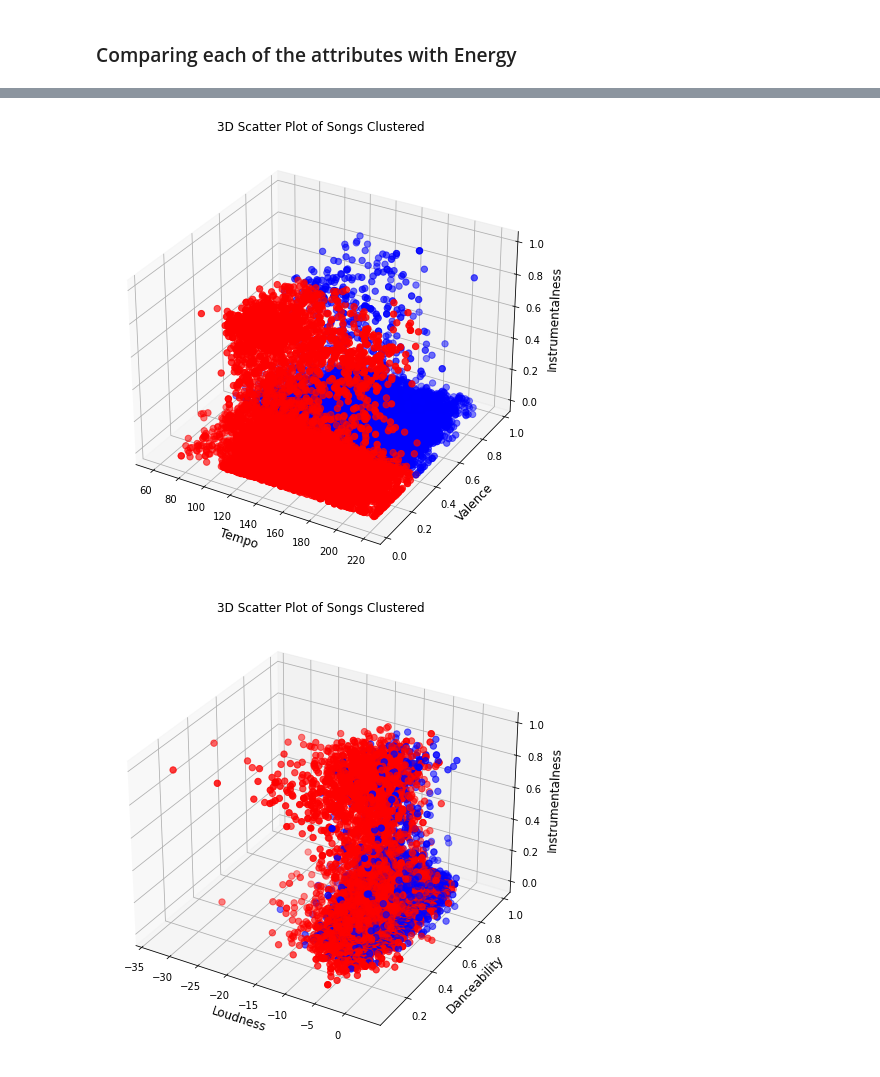
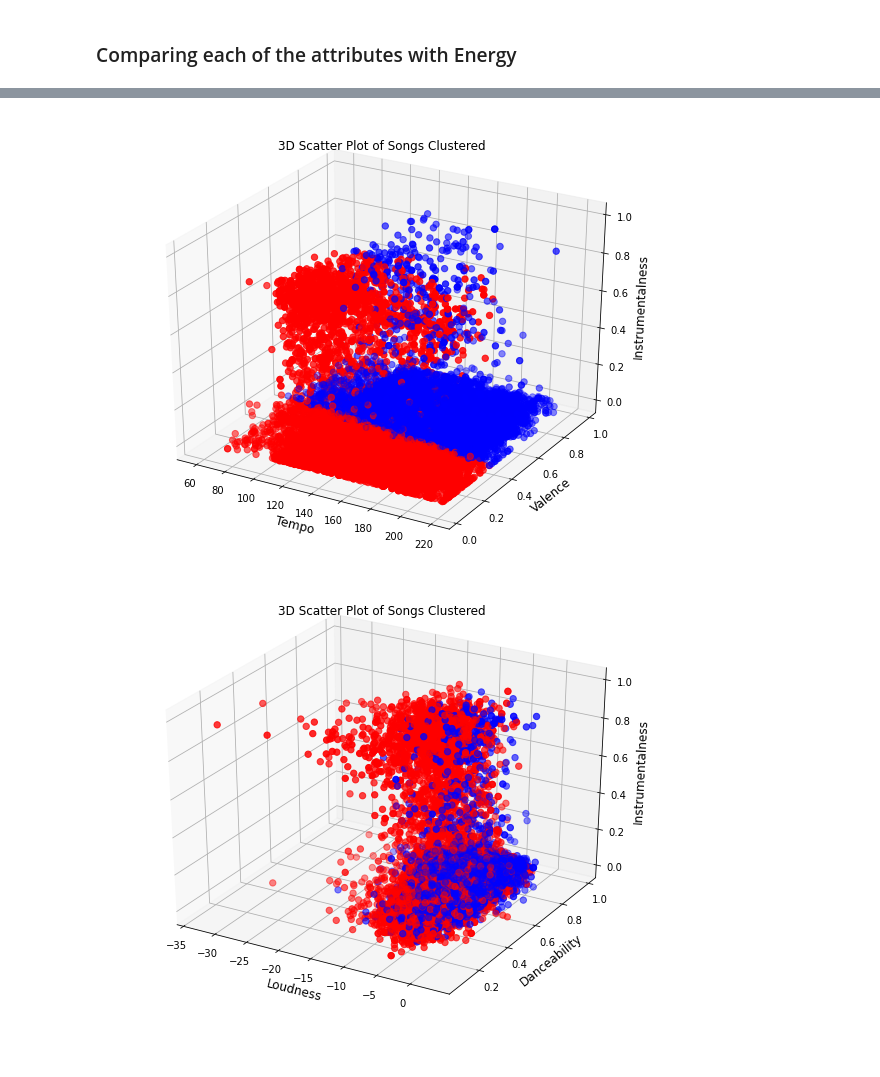
Before and after one commit to olalekeolaleke/Track-Information-and-Mood-Detector, a Jupyter notebook: analysis.ipynb, the cells around one changed output, grey strips where cells are left out. Saved outputs shown, nothing was run; the diff lists cells and outputs as text; code cells hidden in the pictures.

```diff
--- a/analysis.ipynb
+++ b/analysis.ipynb
@@ -124,19 +128,19 @@ plt.savefig("image/hist")
 # %%
 # Comparing the Attributes
 
-col_features = style_df.columns[6:]
-X = MinMaxScaler().fit_transform(style_df[col_features])
+col_features = real_df.columns[6:]
+X = MinMaxScaler().fit_transform(real_df[col_features])
 kmeans = KMeans(init="k-means++",n_clusters=2,random_state=15).fit(X)
-style_df['kmeans'] = kmeans.labels_
+real_df['kmeans'] = kmeans.labels_
 fig = plt.figure(figsize=(10,8))
 ax = fig.add_subplot(111,projection='3d')
 
-x = style_df['energy']
-y = style_df['danceability']
-z = style_df['loudness']
+x = real_df['energy']
+y = real_df['danceability']
+z = real_df['loudness']
 cmhot = cmhot = plt.get_cmap('bwr')
 
-ax.scatter(x,y,z, c=style_df['kmeans'],s=40,cmap=cmhot)
+ax.scatter(x,y,z, c=real_df['kmeans'],s=40,cmap=cmhot)
 ax.set_xlabel('Energy',fontsize=12)
 ax.set_ylabel('Danceability',fontsize=12)
 ax.set_zlabel('Loudness',fontsize=12)
@@ -148,19 +152,19 @@ plt.savefig("image/3D_scatter")
 # %%
 # Comparing the Attributes
 
-col_features = style_df.columns[6:]
-X = MinMaxScaler().fit_transform(style_df[col_features])
+col_features = real_df.columns[6:]
+X = MinMaxScaler().fit_transform(real_df[col_features])
 kmeans = KMeans(init="k-means++",n_clusters=2,random_state=15).fit(X)
-style_df['kmeans'] = kmeans.labels_
+real_df['kmeans'] = kmeans.labels_
 fig = plt.figure(figsize=(10,8))
 ax = fig.add_subplot(111,projection='3d')
 
-x = style_df['speechiness']
-y = style_df['acousticness']
-z = style_df['liveness']
+x = real_df['speechiness']
+y = real_df['acousticness']
+z = real_df['liveness']
 cmhot = cmhot = plt.get_cmap('bwr')
 
-ax.scatter(x,y,z, c=style_df['kmeans'],s=40,cmap=cmhot)
+ax.scatter(x,y,z, c=real_df['kmeans'],s=40,cmap=cmhot)
 ax.set_xlabel('Speechiness',fontsize=12)
 ax.set_ylabel('Acousticness',fontsize=12)
 ax.set_zlabel('Liveness',fontsize=12)
@@ -172,43 +176,43 @@ plt.savefig("image/3D_scatter2")
 # %%
 # Comparing the Attributes
 
-col_features = style_df.columns[6:]
-X = MinMaxScaler().fit_transform(style_df[col_features])
+col_features = real_df.columns[6:]
+X = MinMaxScaler().fit_transform(real_df[col_features])
 kmeans = KMeans(init="k-means++",n_clusters=2,random_state=15).fit(X)
-style_df['kmeans'] = kmeans.labels_
+real_df['kmeans'] = kmeans.labels_
 fig = plt.figure(figsize=(10,8))
 ax = fig.add_subplot(111,projection='3d')
 
-x = style_df['tempo']
-y = style_df['valence']
-z = style_df['instrumentalness']
+x = real_df['tempo']
+y = real_df['valence']
+z = real_df['instrumentalness']
 cmhot = cmhot = plt.get_cmap('bwr')
 
-ax.scatter(x,y,z, c=style_df['kmeans'],s=40,cmap=cmhot)
+ax.scatter(x,y,z, c=real_df['kmeans'],s=40,cmap=cmhot)
 ax.set_xlabel('Tempo',fontsize=12)
 ax.set_ylabel('Valence',fontsize=12)
 ax.set_zlabel('Instrumentalness',fontsize=12)
 ax.set_title("3D Scatter Plot of Songs Clustered")
 
 plt.savefig("image/3D_scatter3")
 # %% [output]
-[figure, old version]
+[figure, new version]
 # %%
 # Comparing the Attributes
 
-col_features = style_df.columns[6:]
-X = MinMaxScaler().fit_transform(style_df[col_features])
+col_features = real_df.columns[6:]
+X = MinMaxScaler().fit_transform(real_df[col_features])
 kmeans = KMeans(init="k-means++",n_clusters=2,random_state=15).fit(X)
-style_df['kmeans'] = kmeans.labels_
+real_df['kmeans'] = kmeans.labels_
 fig = plt.figure(figsize=(10,8))
 ax = fig.add_subplot(111,projection='3d')
 
-x = style_df['loudness']
-y = style_df['danceability']
-z = style_df['instrumentalness']
+x = real_df['loudness']
+y = real_df['danceability']
+z = real_df['instrumentalness']
 cmhot = cmhot = plt.get_cmap('bwr')
 
-ax.scatter(x,y,z, c=style_df['kmeans'],s=40,cmap=cmhot)
+ax.scatter(x,y,z, c=real_df['kmeans'],s=40,cmap=cmhot)
 ax.set_xlabel('Loudness',fontsize=12)
 ax.set_ylabel('Danceability',fontsize=12)
 ax.set_zlabel('Instrumentalness',fontsize=12)
@@ -216,4 +220,4 @@ ax.set_title("3D Scatter Plot of Songs Clustered")
 
 plt.savefig("image/3D_scatter4")
 # %% [output]
-[figure, old version]
+[figure, new version]
```
Also changed, not shown: parts of 6 cells of this notebook, 7 other files.
